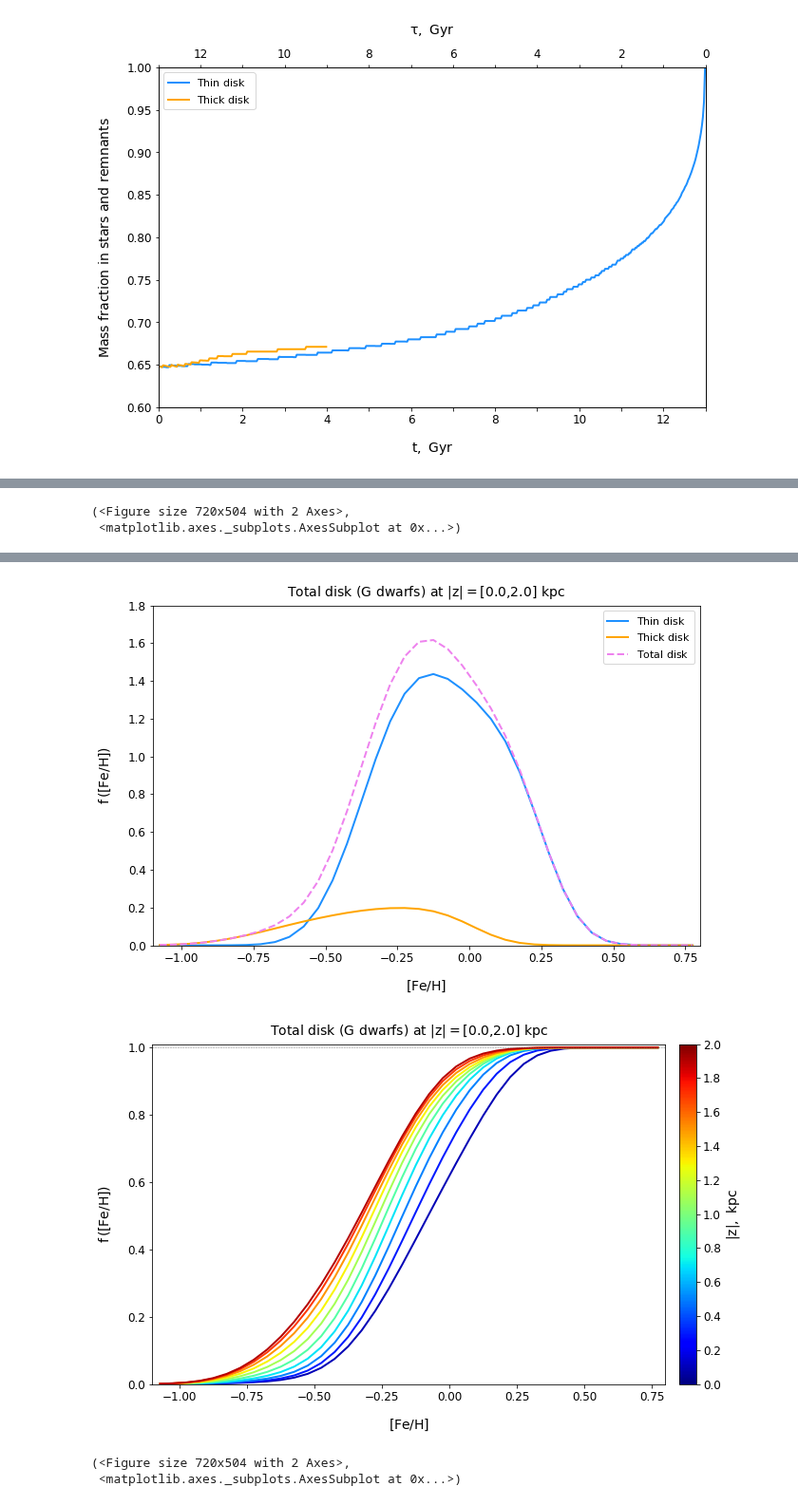
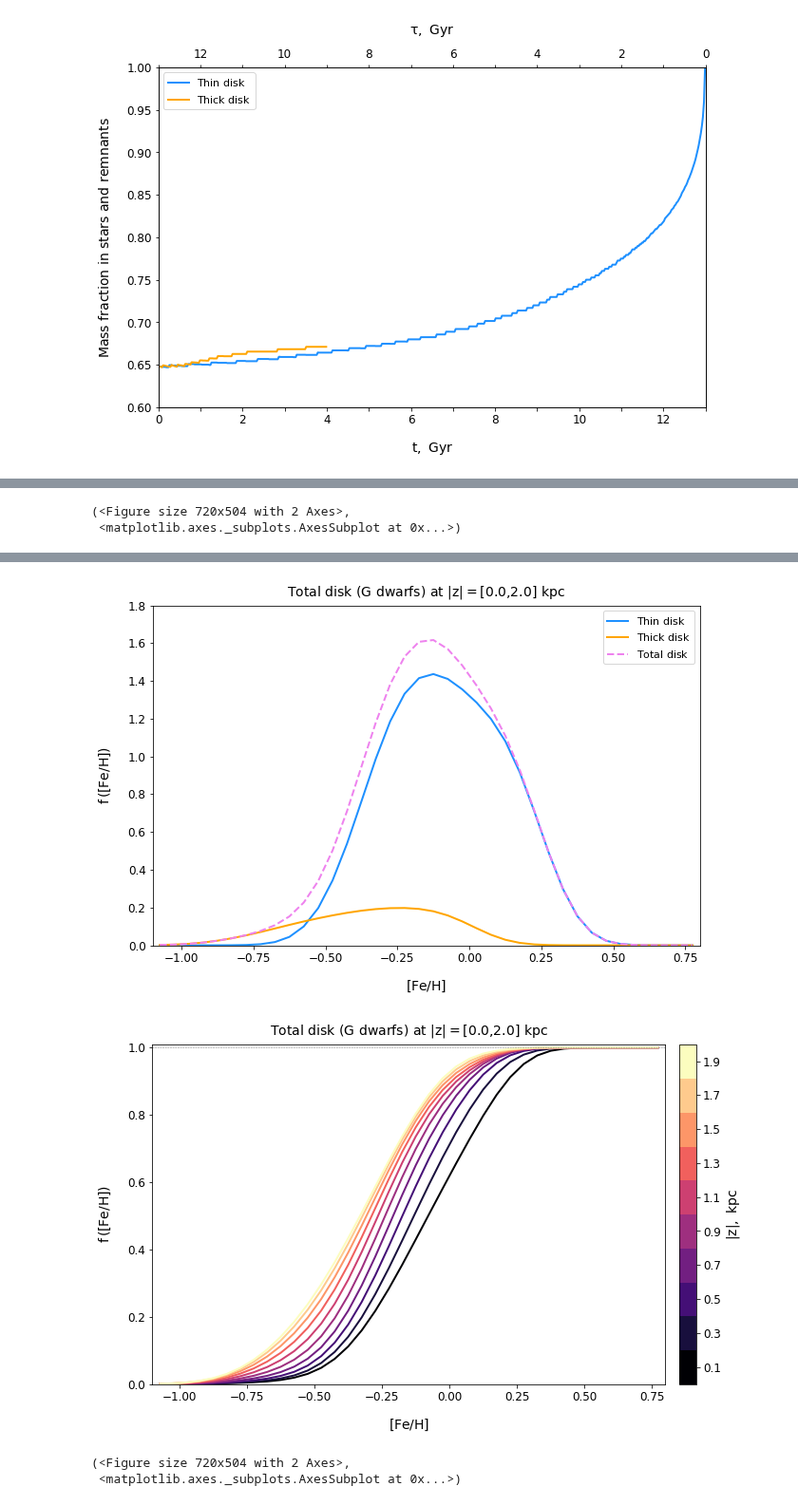
Before and after one commit to askenja/jjmodel, a Jupyter notebook: jjmodel/tutorials/tutorial1/No1_Getting_started--Local(basics).ipynb, the cells around one changed output, grey strips where cells are left out. Shown at 95% size. Cells and saved outputs as stored; diff of their text form; code cells hidden in the pictures.

```diff
--- a/jjmodel/tutorials/tutorial1/No1_Getting_started--Local(basics).ipynb
+++ b/jjmodel/tutorials/tutorial1/No1_Getting_started--Local(basics).ipynb
@@ -305,24 +313,25 @@ P.agehist_rsun_plt('d',z_slices,sigma_gauss=0.1)
 # %%
 # --------------------------------------------------------------------------------------------------
 # Metallicities
 # --------------------------------------------------------------------------------------------------
 
 # Vertical profile of the mean metallicity for G dwarfs:
 P.metz_rsun_plt('dt',mode_pop='gdw',number=True)
 
 # Metallicity distribution for G dwarfs:
 z_range = [0,p.zmax]  # pc
 P.methist_rsun_plt('dt',z_range,mode_pop='gdw',number=True,sigma_gauss=0.1)
 
 # Same, but in the different z-slices and cumulative:
 z_slices = np.arange(0,p.zmax+200,200)  # pc
-P.methist_rsun_plt('dt',z_slices,mode_pop='gdw',number=True,sigma_gauss=0.1,cumulative=True)
+P.methist_rsun_plt('dt',z_slices,mode_pop='gdw',number=True,sigma_gauss=0.1,
+                   cumulative=True,cbar_bins=True,cbar='magma')
 # %% [output]
 (<Figure size 720x504 with 2 Axes>,
  <matplotlib.axes._subplots.AxesSubplot at 0x...>)
 [figure]
 [figure]
-[figure, old version]
+[figure, new version]
 # %%
 # --------------------------------------------------------------------------------------------------
 # Scale heights
```
Also changed, not shown: parts of 11 cells of this notebook, 2 other files.
